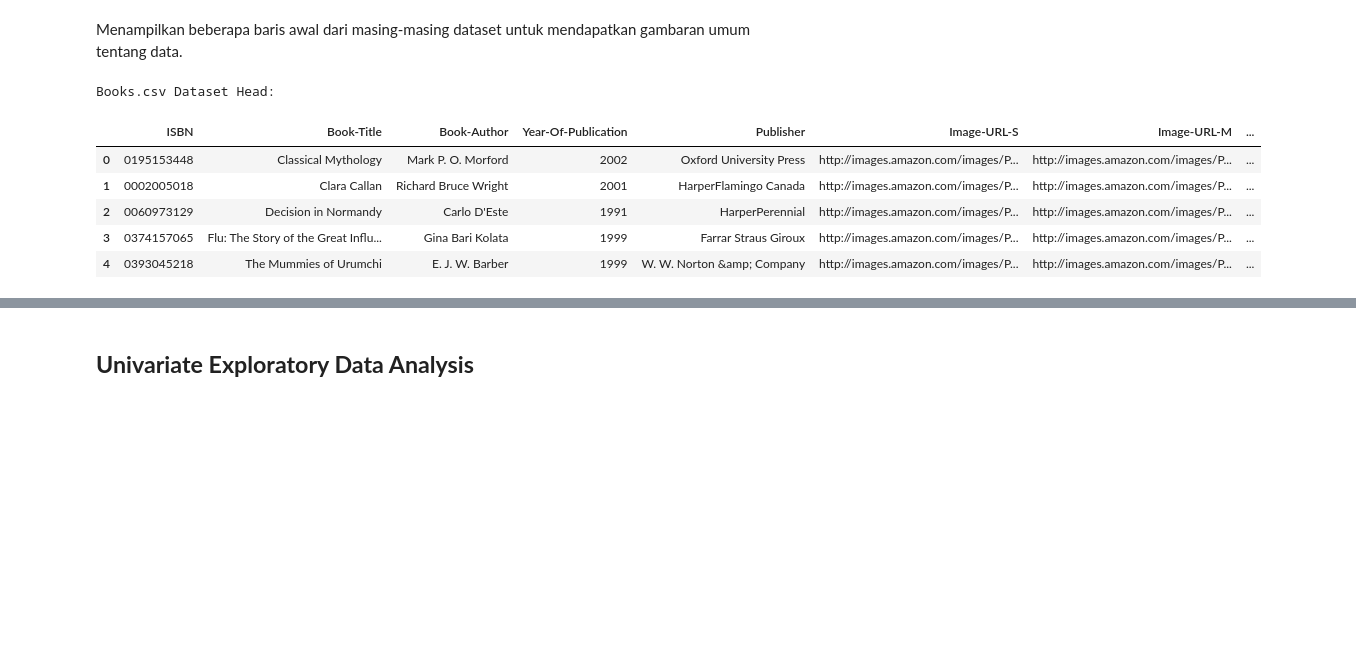
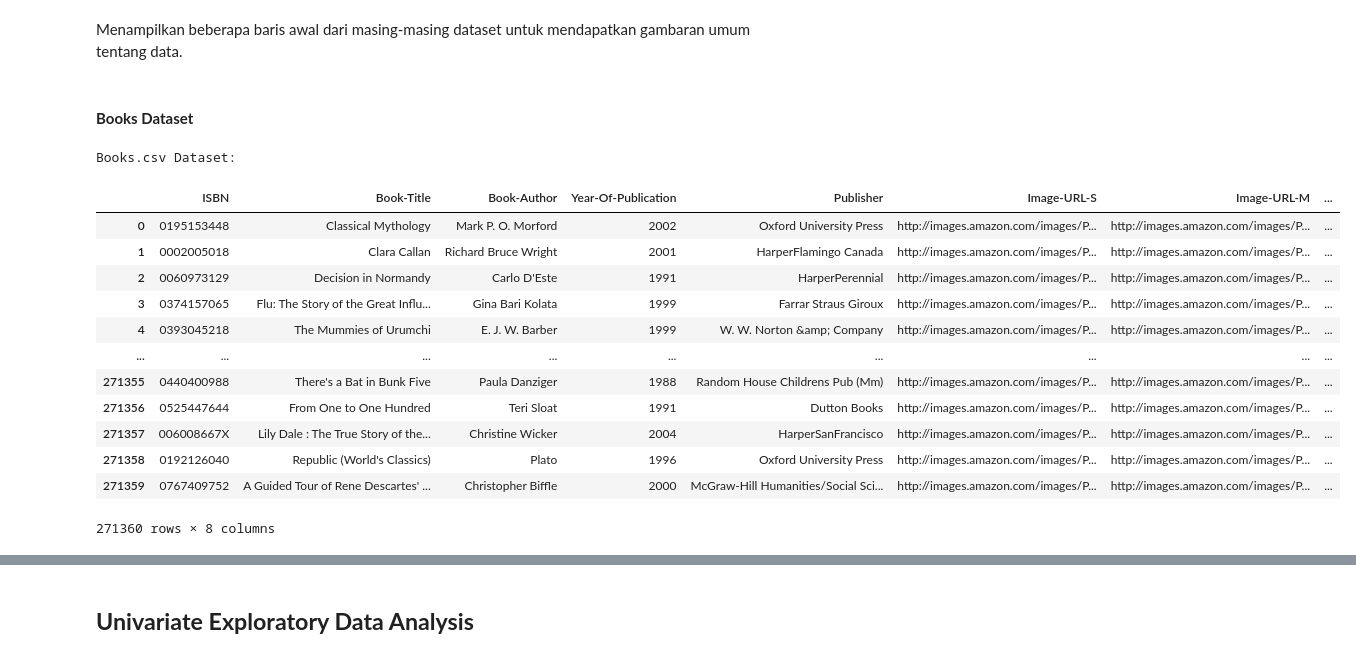
Before and after one commit to melanierefman/proyek-machile-learning-terapan-2-dicoding, a Jupyter notebook: Proyek_Kedua_MLT.ipynb, the cells around one changed output, grey strips where cells are left out. Saved outputs shown, nothing was run; the diff lists cells and outputs as text; code cells hidden in the pictures; blank space fills up the shorter version.

```diff
--- a/Proyek_Kedua_MLT.ipynb
+++ b/Proyek_Kedua_MLT.ipynb
@@ -73,15 +73,24 @@ ratings = pd.read_csv("Ratings.csv")
 users = pd.read_csv("Users.csv")
 # %% [markdown]
 Menampilkan beberapa baris awal dari masing-masing dataset untuk mendapatkan gambaran umum tentang data.
+# %% [markdown]
+#### **Books Dataset**
 # %%
 # Initial Data Exploration
-print("Books.csv Dataset Head:")
-books.head()
+print("Books.csv Dataset:")
+books
 # %% [output]
-Books.csv Dataset Head:
+Books.csv Dataset:
 |  | ISBN | Book-Title | Book-Author | Year-Of-Publication | Publisher | Image-URL-S | Image-URL-M | ... |
 | 0 | 0195153448 | Classical Mythology | Mark P. O. Morford | 2002 | Oxford University Press | http://images.amazon.com/images/P... | http://images.amazon.com/images/P... | ... |
 | 1 | 0002005018 | Clara Callan | Richard Bruce Wright | 2001 | HarperFlamingo Canada | http://images.amazon.com/images/P... | http://images.amazon.com/images/P... | ... |
 | 2 | 0060973129 | Decision in Normandy | Carlo D'Este | 1991 | HarperPerennial | http://images.amazon.com/images/P... | http://images.amazon.com/images/P... | ... |
 | 3 | 0374157065 | Flu: The Story of the Great Influ... | Gina Bari Kolata | 1999 | Farrar Straus Giroux | http://images.amazon.com/images/P... | http://images.amazon.com/images/P... | ... |
 | 4 | 0393045218 | The Mummies of Urumchi | E. J. W. Barber | 1999 | W. W. Norton &amp; Company | http://images.amazon.com/images/P... | http://images.amazon.com/images/P... | ... |
+| ... | ... | ... | ... | ... | ... | ... | ... | ... |
+| 271355 | 0440400988 | There's a Bat in Bunk Five | Paula Danziger | 1988 | Random House Childrens Pub (Mm) | http://images.amazon.com/images/P... | http://images.amazon.com/images/P... | ... |
+| 271356 | 0525447644 | From One to One Hundred | Teri Sloat | 1991 | Dutton Books | http://images.amazon.com/images/P... | http://images.amazon.com/images/P... | ... |
+| 271357 | 006008667X | Lily Dale : The True Story of the... | Christine Wicker | 2004 | HarperSanFrancisco | http://images.amazon.com/images/P... | http://images.amazon.com/images/P... | ... |
+| 271358 | 0192126040 | Republic (World's Classics) | Plato | 1996 | Oxford University Press | http://images.amazon.com/images/P... | http://images.amazon.com/images/P... | ... |
+| 271359 | 0767409752 | A Guided Tour of Rene Descartes' ... | Christopher Biffle | 2000 | McGraw-Hill Humanities/Social Sci... | http://images.amazon.com/images/P... | http://images.amazon.com/images/P... | ... |
+271360 rows × 8 columns
```
Also changed, not shown: parts of 10 cells of this notebook, 1 other file.
